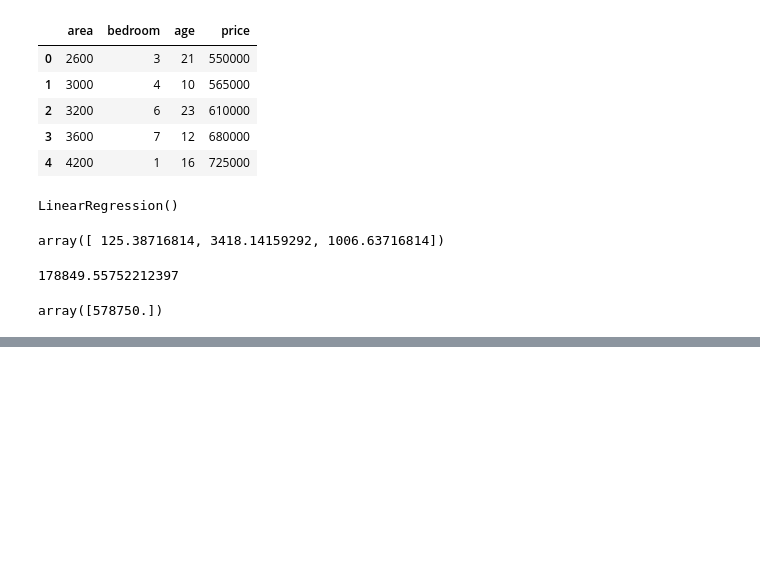
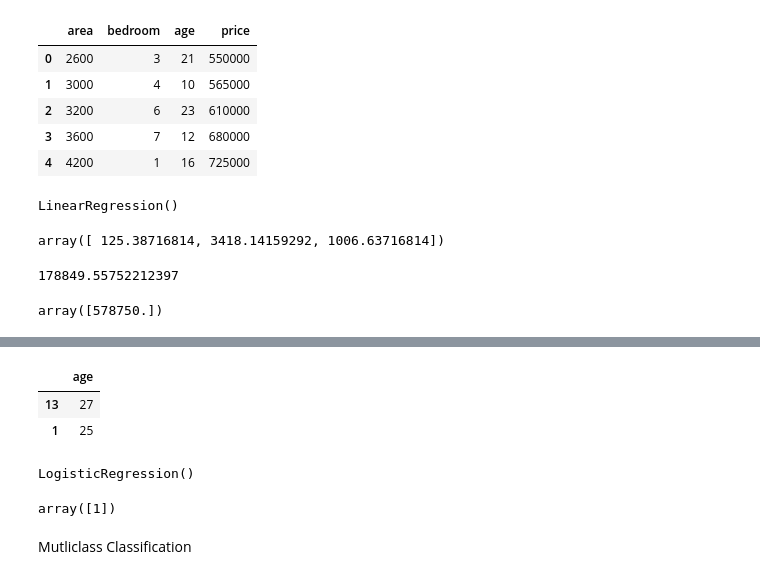
Before and after one commit to Mahesh-Kasabe/Machine-Learning, a Jupyter notebook: Machine_Learning.ipynb, the cells around one changed output, grey strips where cells are left out. Cells and saved outputs as stored; diff of their text form; code cells hidden in the pictures; blank space fills up the shorter version.

```diff
--- a/Machine_Learning.ipynb
+++ b/Machine_Learning.ipynb
@@ -139,0 +159,6 @@ array([578750.])
+# %%
+X_test
+# %% [output]
+|  | age |
+| 13 | 27 |
+| 1 | 25 |
@@ -139,0 +169,10 @@ array([578750.])
+# %%
+model.fit(X_train,Y_train)
+# %% [output]
+LogisticRegression()
+# %%
+model.predict([['60']])
+# %% [output]
+array([1])
+# %% [markdown]
+Mutliclass Classification
```
Also changed, not shown: parts of 9 cells of this notebook.
